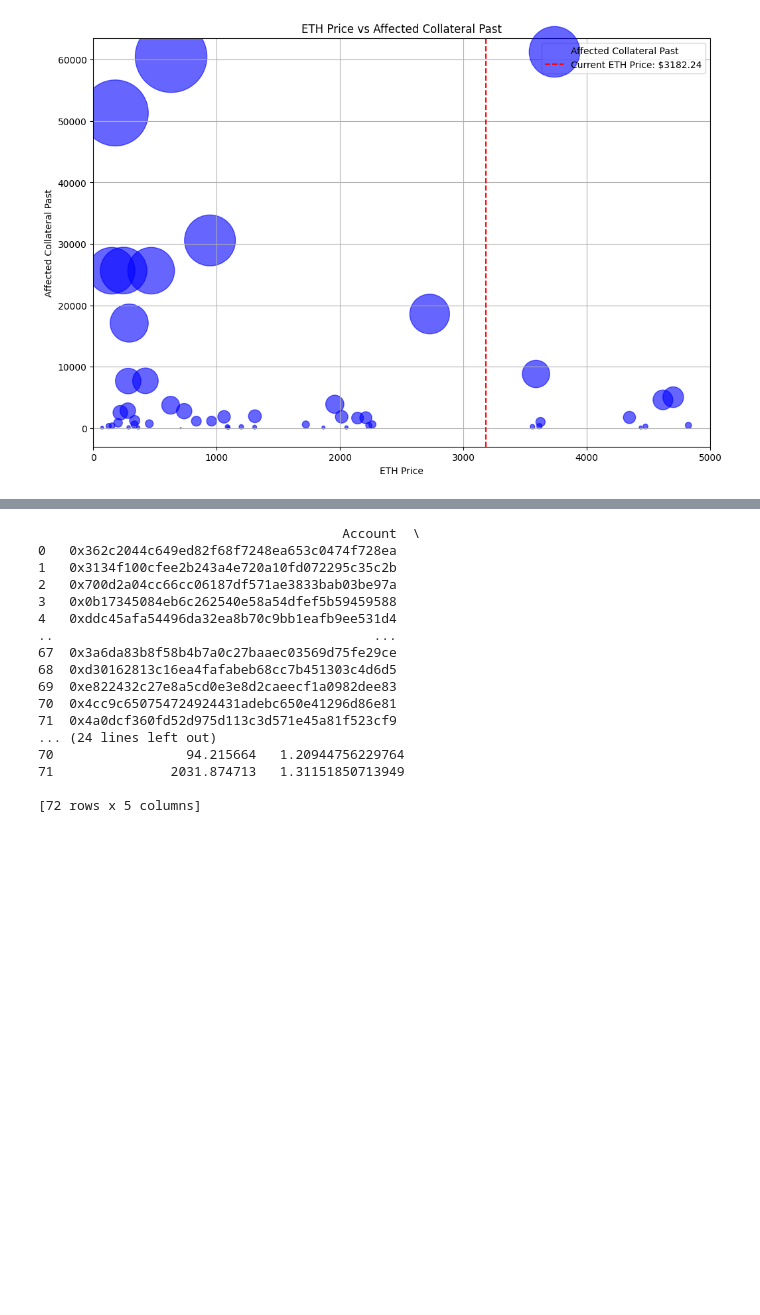
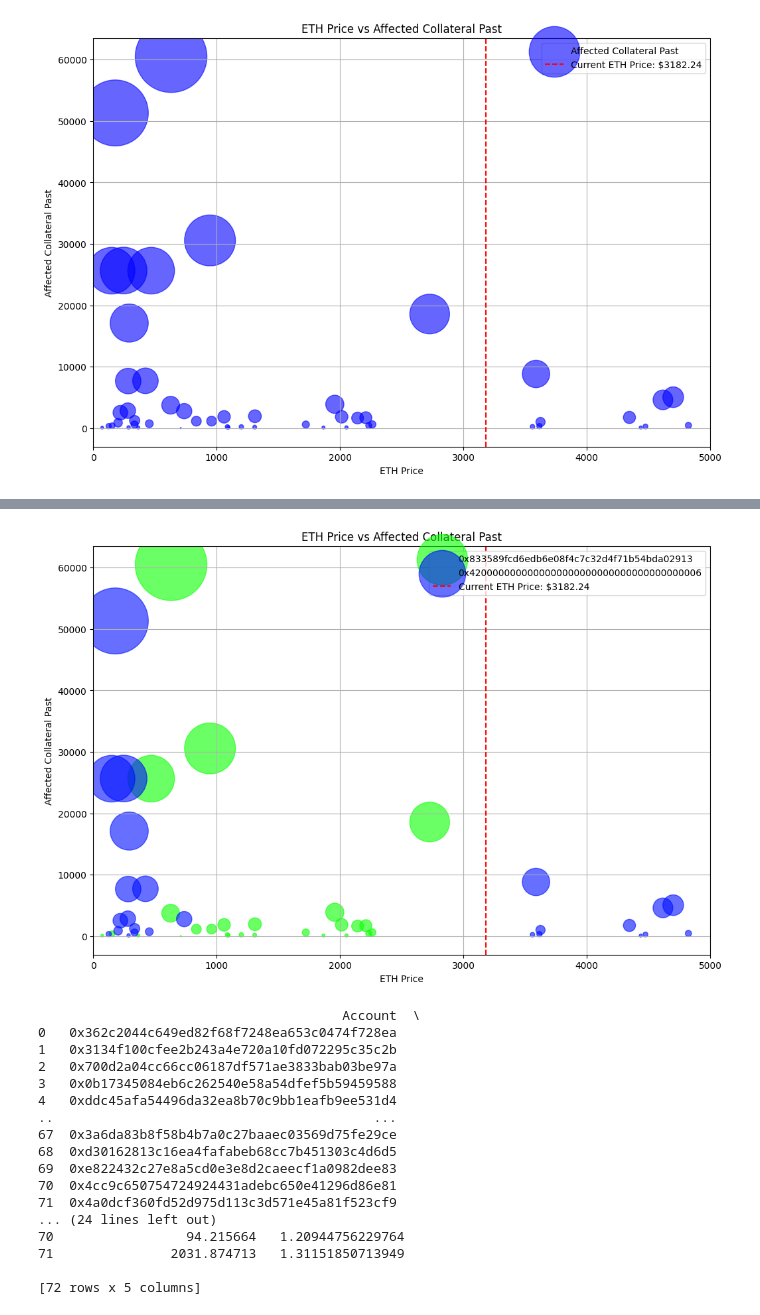
Before and after one commit to DiligentDeer/Web3Notebooks, a Jupyter notebook: notebooks/arcadiaDashboardTest.ipynb, the cells around one changed output, grey strips where cells are left out. Cells and saved outputs as stored; diff of their text form; code cells hidden in the pictures; blank space fills up the shorter version.

Commit message:
Charts

```diff
--- a/notebooks/arcadiaDashboardTest.ipynb
+++ b/notebooks/arcadiaDashboardTest.ipynb
@@ -642,3 +642,44 @@ plt.xlim(0, 5000)  # Set the x-axis limit to display the range between 0 and 500
 plt.show()
 # %% [output]
 [figure]
+# %%
+import matplotlib.pyplot as plt
+import seaborn as sns
+
+# Filter the results DataFrame to only include rows where ETH Price is between 0 and 5000
+results_df_filtered = results_df[(results_df['ETH Price'] > 0) & (results_df['ETH Price'] <= 5000)]
+
+# Sort the filtered DataFrame by ETH Price
+results_df_sorted = results_df_filtered.sort_values(by='ETH Price')
+
+# Check the unique values in the Numeraire column
+print("Unique Numeraires in the filtered data:", results_df_sorted['Numeraire'].unique())
+
+# Define a colormap
+palette = sns.color_palette("hsv", len(results_df_sorted['Numeraire'].unique()))
+
+# Map each numeraire to a color
+numeraire_color_map = {numeraire: color for numeraire, color in zip(results_df_sorted['Numeraire'].unique(), palette)}
+
+# Plot ETH Price vs Affected Collateral Past as a scatter plot
+plt.figure(figsize=(12, 8))
+
+# Plot each numeraire with a different color
+for numeraire in results_df_sorted['Numeraire'].unique():
+    subset = results_df_sorted[results_df_sorted['Numeraire'] == numeraire]
+    plt.scatter(subset['ETH Price'], subset['Affected Collateral Past'],
+                s=subset['Affected Collateral Past'] / 10,  # Adjust size scaling as needed
+                color=numeraire_color_map[numeraire], alpha=0.6, label=numeraire)
+
+# Point the current ETH price on the chart
+current_eth_price = df_chainlink_prices.loc['0x4200000000000000000000000000000000000006', 'price']
+plt.axvline(x=current_eth_price, color='red', linestyle='--', label=f'Current ETH Price: ${current_eth_price:.2f}')
+
+plt.xlabel('ETH Price')
+plt.ylabel('Affected Collateral Past')
+plt.title('ETH Price vs Affected Collateral Past')
+plt.legend(loc='upper right')  # Adjust legend location
+plt.grid(True)
+plt.xlim(0, 5000)  # Set the x-axis limit to display the range between 0 and 5000
+plt.show()
+# %% [output]
@@ -645,3 +688,4 @@ plt.show()
+[figure, added]
 # %%
 from sympy import symbols, Eq, solve
 
```
Also changed, not shown: parts of 2 cells of this notebook.
